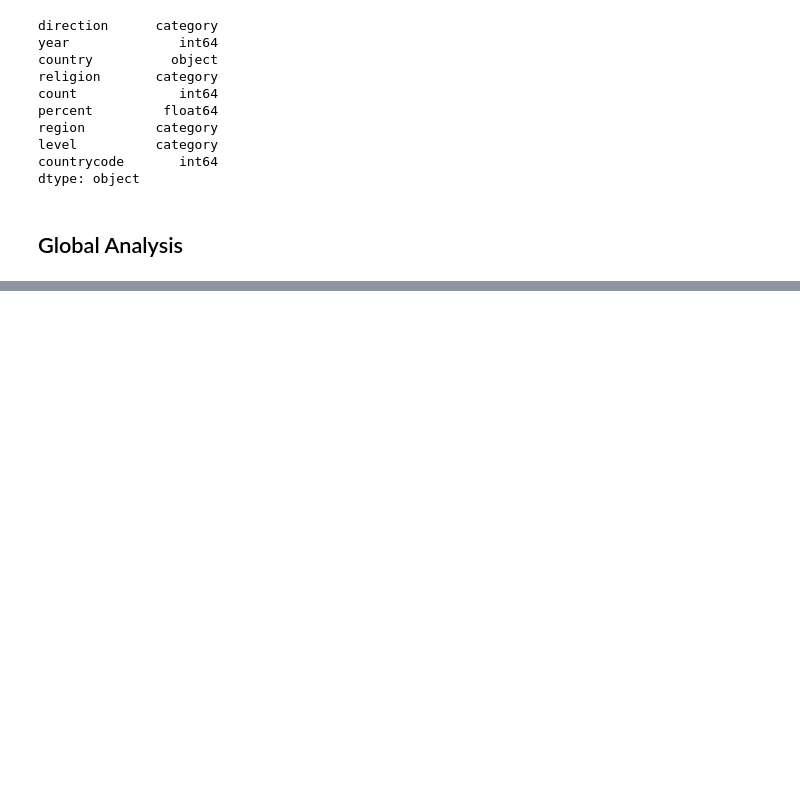
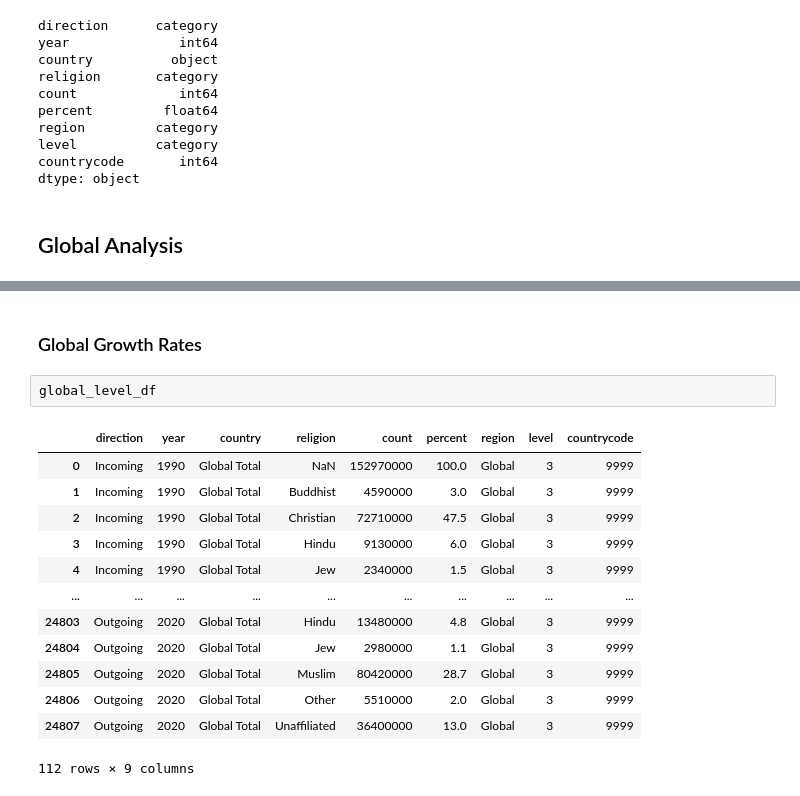
Before and after one commit to kmogarro/portfolio, a Jupyter notebook: python-projects/Global_Religious_Migration_Analysis_1990-2020/global_religious_migration_1990-2020.ipynb, the cells around one changed output, grey strips where cells are left out. Saved outputs shown, nothing was run; the diff lists cells and outputs as text; blank space fills up the shorter version.

```diff
--- a/python-projects/Global_Religious_Migration_Analysis_1990-2020/global_religious_migration_1990-2020.ipynb
+++ b/python-projects/Global_Religious_Migration_Analysis_1990-2020/global_religious_migration_1990-2020.ipynb
@@ -238,0 +215,18 @@ pivoted_data
+# %% [markdown]
+### Global Growth Rates
+# %%
+global_level_df
+# %% [output]
+|  | direction | year | country | religion | count | percent | region | level | countrycode |
+| 0 | Incoming | 1990 | Global Total | NaN | 152970000 | 100.0 | Global | 3 | 9999 |
+| 1 | Incoming | 1990 | Global Total | Buddhist | 4590000 | 3.0 | Global | 3 | 9999 |
+| 2 | Incoming | 1990 | Global Total | Christian | 72710000 | 47.5 | Global | 3 | 9999 |
+| 3 | Incoming | 1990 | Global Total | Hindu | 9130000 | 6.0 | Global | 3 | 9999 |
+| 4 | Incoming | 1990 | Global Total | Jew | 2340000 | 1.5 | Global | 3 | 9999 |
+| ... | ... | ... | ... | ... | ... | ... | ... | ... | ... |
+| 24803 | Outgoing | 2020 | Global Total | Hindu | 13480000 | 4.8 | Global | 3 | 9999 |
+| 24804 | Outgoing | 2020 | Global Total | Jew | 2980000 | 1.1 | Global | 3 | 9999 |
+| 24805 | Outgoing | 2020 | Global Total | Muslim | 80420000 | 28.7 | Global | 3 | 9999 |
+| 24806 | Outgoing | 2020 | Global Total | Other | 5510000 | 2.0 | Global | 3 | 9999 |
+| 24807 | Outgoing | 2020 | Global Total | Unaffiliated | 36400000 | 13.0 | Global | 3 | 9999 |
+112 rows × 9 columns
```
Also changed, not shown: parts of 11 cells of this notebook, 1 other file.
